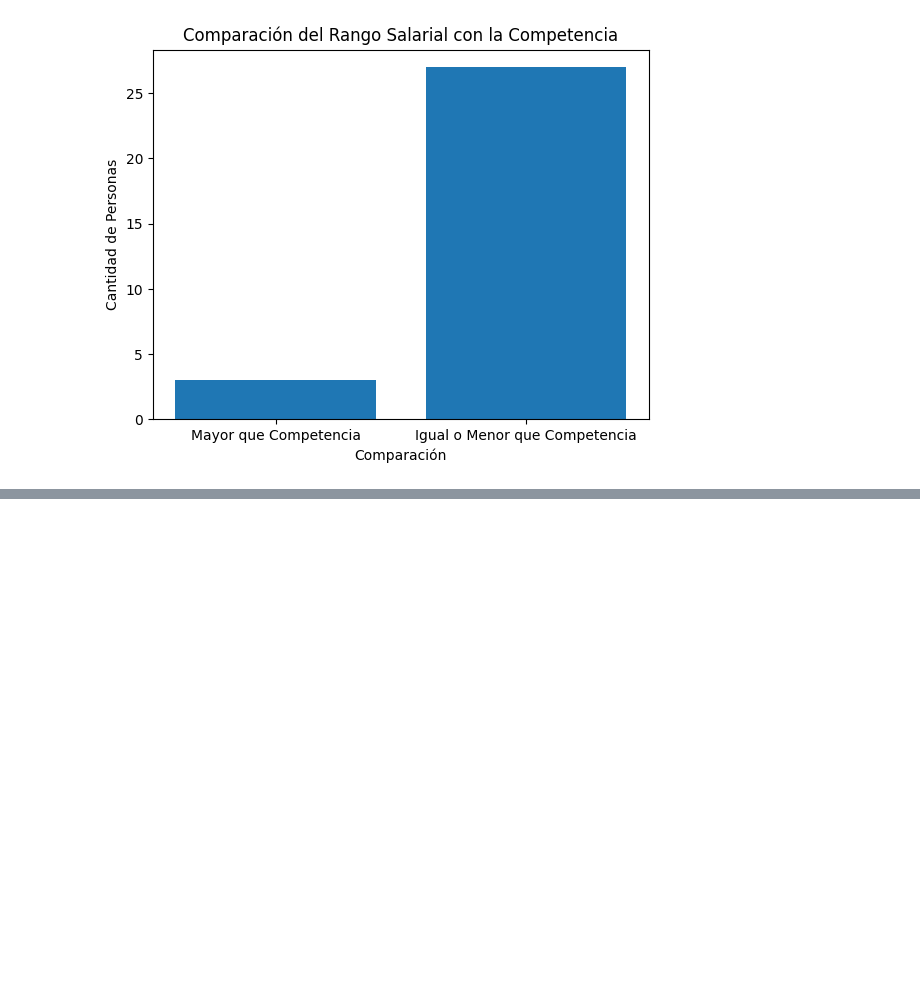
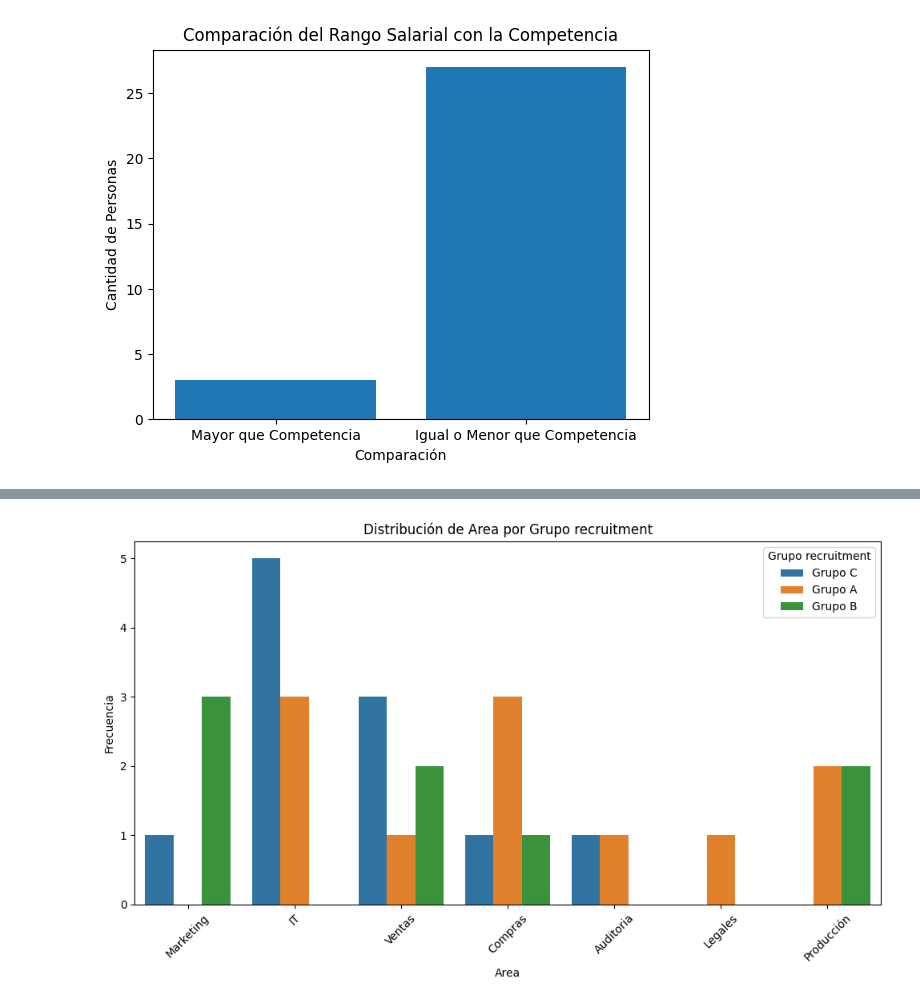
Before and after one commit to GarganoNicolas/EVDVai_DataEng, a Jupyter notebook: Ejercicio_1_EDVai.ipynb, the cells around one changed output, grey strips where cells are left out. Saved outputs shown, nothing was run; the diff lists cells and outputs as text; code cells hidden in the pictures; blank space fills up the shorter version.

```diff
--- a/Ejercicio_1_EDVai.ipynb
+++ b/Ejercicio_1_EDVai.ipynb
@@ -532,0 +490,25 @@ Marketing: 4
+# %%
+import seaborn as sns
+import matplotlib.pyplot as plt
+
+# Orden deseado para el eje x
+orden_grupo = ['Grupo C', 'Grupo A', 'Grupo B']
+
+# Crear una copia del DataFrame data
+data_ordenado = data.copy()
+
+# Cambiar el orden de los niveles en la columna 'Grupo recruitment'
+data_ordenado['Grupo recruitment'] = pd.Categorical(data_ordenado['Grupo recruitment'], categories=orden_grupo, ordered=True)
+
+# Crear un gráfico de barras utilizando seaborn con el orden especificado
+plt.figure(figsize=(10, 6))
+sns.countplot(data=data_ordenado, x='Area', hue='Grupo recruitment')
+plt.title('Distribución de Area por Grupo recruitment')
+plt.xlabel('Area')
+plt.ylabel('Frecuencia')
+plt.xticks(rotation=45)  # Rotar etiquetas del eje x para una mejor visualización
+plt.legend(title='Grupo recruitment', loc='upper right')
+plt.tight_layout()
+plt.show()
+# %% [output]
+[figure, added]
```
Also changed, not shown: parts of 17 cells of this notebook.
